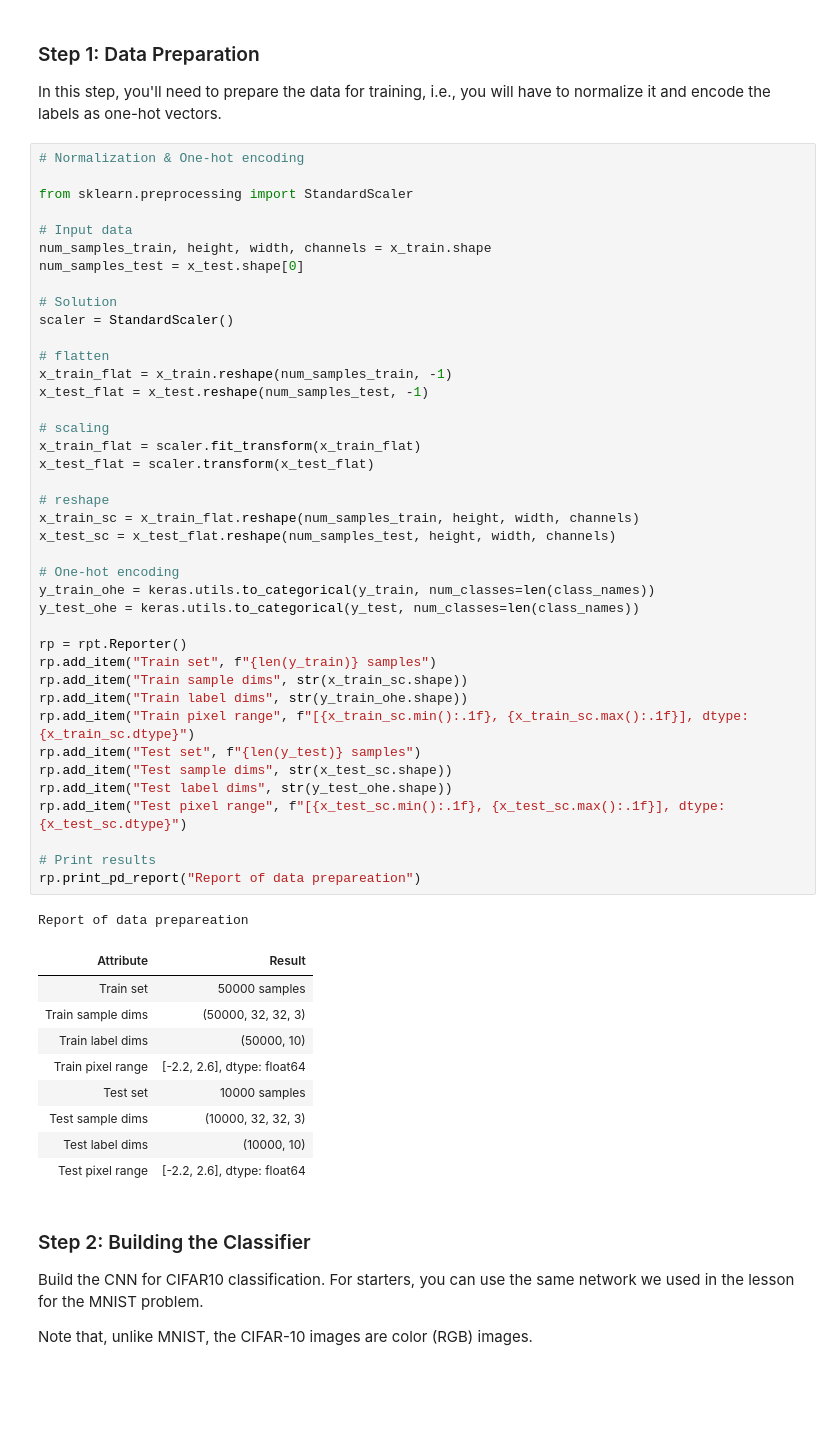
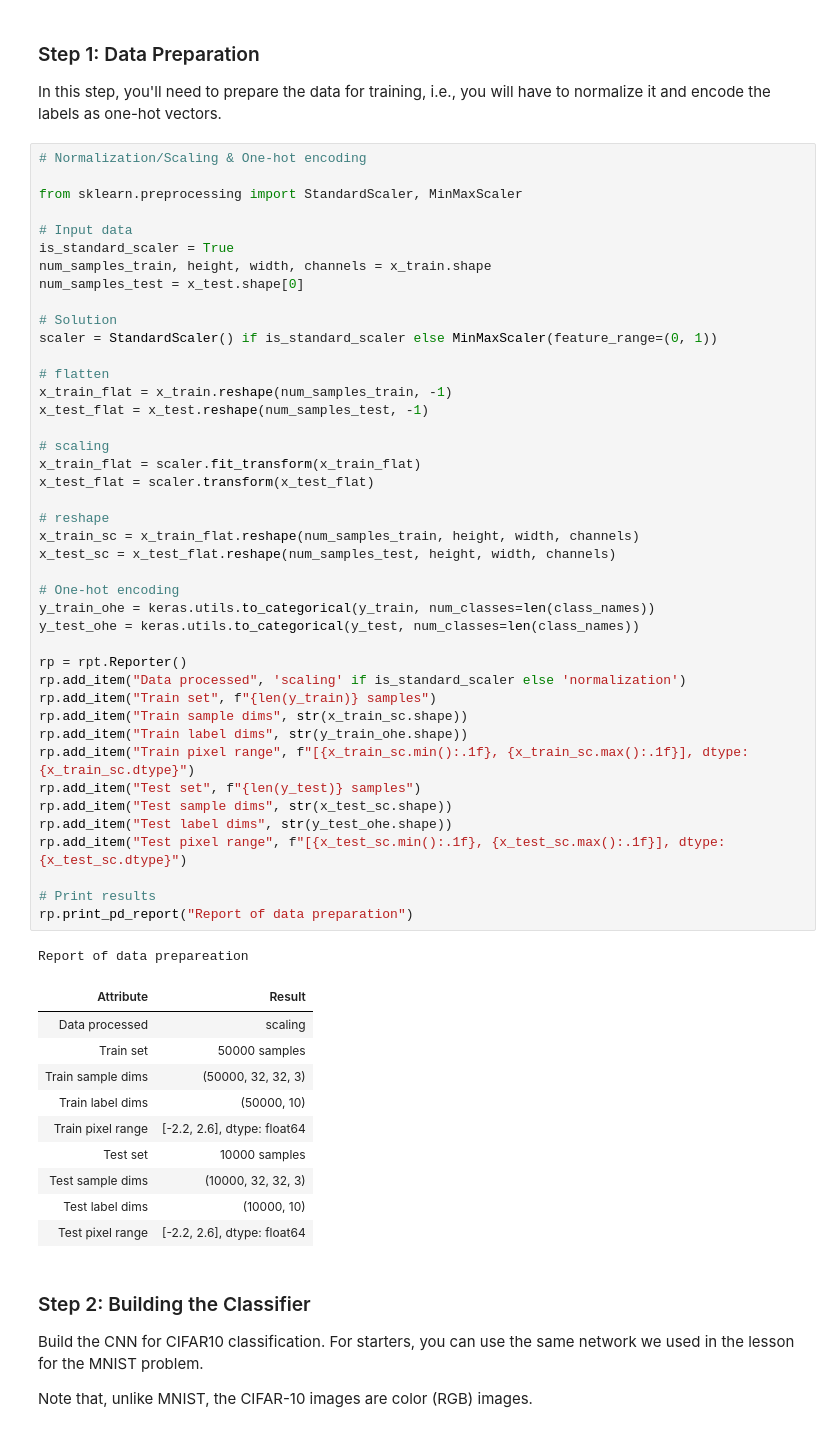
Before and after one commit to BogdanPinchuk/ComputerVision-PBY_HW14, a Jupyter notebook: Bohdan_Pinchuk_CV_HW14.ipynb, the cells around one changed output. Saved outputs shown, nothing was run; the diff lists cells and outputs as text; blank space fills up the shorter version.

Commit message:
[Homework14] - implemented scaling

```diff
--- a/Bohdan_Pinchuk_CV_HW14.ipynb
+++ b/Bohdan_Pinchuk_CV_HW14.ipynb
@@ -298,48 +298,51 @@ plt.show()
 
 In this step, you'll need to prepare the data for training, i.e., you will have to normalize it and encode the labels as one-hot vectors.
 # %%
-# Normalization & One-hot encoding
+# Normalization/Scaling & One-hot encoding
 
-from sklearn.preprocessing import StandardScaler
+from sklearn.preprocessing import StandardScaler, MinMaxScaler
 
 # Input data
+is_standard_scaler = True
 num_samples_train, height, width, channels = x_train.shape
 num_samples_test = x_test.shape[0]
 
 # Solution
-scaler = StandardScaler()
+scaler = StandardScaler() if is_standard_scaler else MinMaxScaler(feature_range=(0, 1))
 
 # flatten
 x_train_flat = x_train.reshape(num_samples_train, -1)
 x_test_flat = x_test.reshape(num_samples_test, -1)
 
 # scaling
 x_train_flat = scaler.fit_transform(x_train_flat)
 x_test_flat = scaler.transform(x_test_flat)
 
 # reshape
 x_train_sc = x_train_flat.reshape(num_samples_train, height, width, channels)
 x_test_sc = x_test_flat.reshape(num_samples_test, height, width, channels)
 
 # One-hot encoding
 y_train_ohe = keras.utils.to_categorical(y_train, num_classes=len(class_names))
 y_test_ohe = keras.utils.to_categorical(y_test, num_classes=len(class_names))
 
 rp = rpt.Reporter()
+rp.add_item("Data processed", 'scaling' if is_standard_scaler else 'normalization')
 rp.add_item("Train set", f"{len(y_train)} samples")
 rp.add_item("Train sample dims", str(x_train_sc.shape))
 rp.add_item("Train label dims", str(y_train_ohe.shape))
 rp.add_item("Train pixel range", f"[{x_train_sc.min():.1f}, {x_train_sc.max():.1f}], dtype: {x_train_sc.dtype}")
 rp.add_item("Test set", f"{len(y_test)} samples")
 rp.add_item("Test sample dims", str(x_test_sc.shape))
 rp.add_item("Test label dims", str(y_test_ohe.shape))
 rp.add_item("Test pixel range", f"[{x_test_sc.min():.1f}, {x_test_sc.max():.1f}], dtype: {x_test_sc.dtype}")
 
 # Print results
-rp.print_pd_report("Report of data prepareation")
+rp.print_pd_report("Report of data preparation")
 # %% [output]
 Report of data prepareation
 | Attribute | Result |
+| Data processed | scaling |
 | Train set | 50000 samples |
 | Train sample dims | (50000, 32, 32, 3) |
 | Train label dims | (50000, 10) |
```
